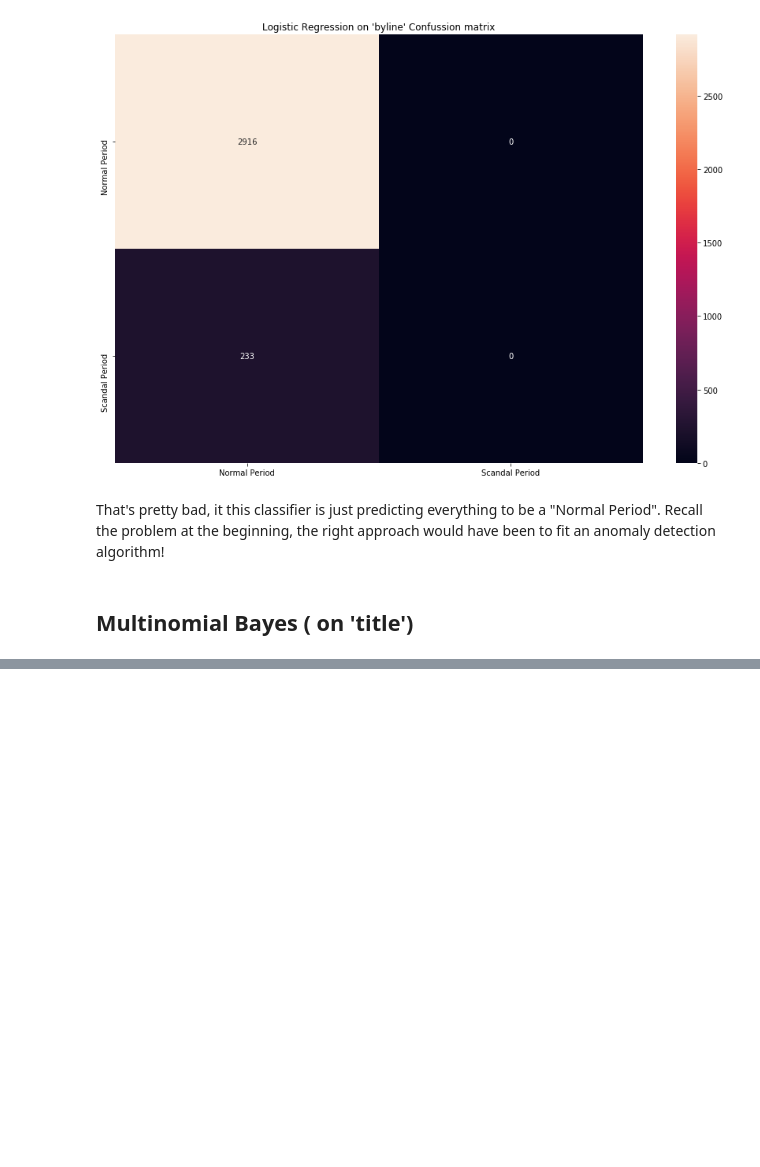
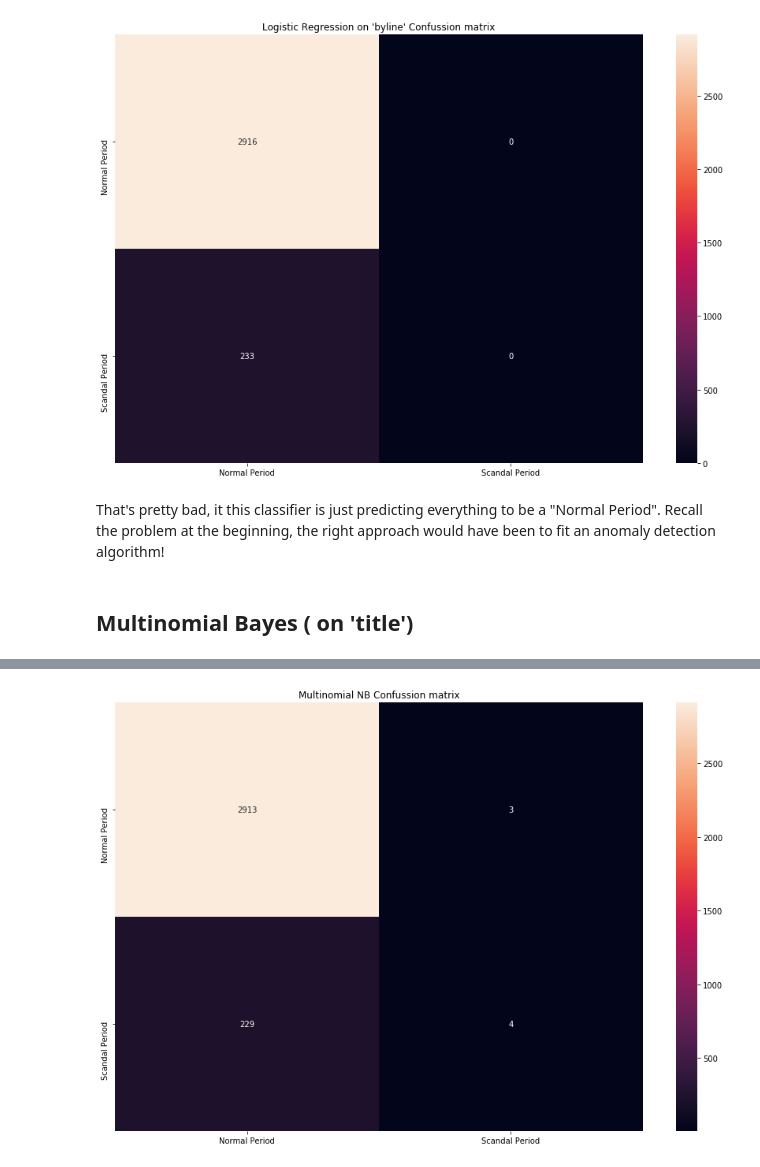
Before and after one commit to JairParra/Scandal_Period_Classifier, a Jupyter notebook: notebooks/scandal_period.ipynb, the cells around one changed output, grey strips where cells are left out. Saved outputs shown, nothing was run; the diff lists cells and outputs as text; code cells hidden in the pictures; blank space fills up the shorter version.

Commit message:
introduced multinomial model

```diff
--- a/notebooks/scandal_period.ipynb
+++ b/notebooks/scandal_period.ipynb
@@ -419,7 +434,7 @@ random_search_logreg = RandomizedSearchCV(logreg_pipe,
                                         )
 
 # Fit again to the random search
-random_search_logreg.fit(X_train['title'], y_train)
+random_search_logreg.fit(X_train['title'], Y_train)
 # %% [output]
 Fitting 5 folds for each of 10 candidates, totalling 50 fits
 [Parallel(n_jobs=-1)]: Using backend LokyBackend with 8 concurrent workers.
@@ -563,7 +582,7 @@ random_search_logreg = RandomizedSearchCV(logreg_pipe,
                                         )
 
 # Fit again to the random search
-random_search_logreg.fit(X_train['byline'], y_train)
+random_search_logreg.fit(X_train['byline'], Y_train)
 # %% [output]
 Fitting 5 folds for each of 10 candidates, totalling 50 fits
 [Parallel(n_jobs=-1)]: Using backend LokyBackend with 8 concurrent workers.
@@ -645,7 +664,7 @@ MN_pipe = Pipeline([ ('vect', TfidfVectorizer(encoding='utf-8',
                                                       lowercase=True,
                                                       stop_words='english',
                                                       ngram_range=(1,1),
-                                                      max_df= 0.15,
+                                                      max_df= 1,
                                                       min_df = 0, # 0
                                                       max_features=70000,
                                                       norm='l2',
@@ -658,12 +677,15 @@ MN_pipe = Pipeline([ ('vect', TfidfVectorizer(encoding='utf-8',
 
 # time the code
 t0 = time.time()
-MN_pipe.fit(X_train['title'], y_train) # fit and train the model
+MN_pipe.fit(X_train['title'], Y_train) # fit and train the model
 t1 = time.time()
 running_times['Multinomial NB'] = t1 - t0
 
 # Get the 5-folds cross_validation_score with the real training data
-MN_cv_scores = cross_val_score(MN_pipe, X_train['title'], y_train, cv=5)
+MN_cv_scores = cross_val_score(MN_pipe, X_train['title'], Y_train, cv=5)
 MN_cv_score = round(MN_cv_scores.mean()*100, 4)
-clf_cv_accuracies['Multinomal NB'] = MN_cv_score
+clf_cv_accuracies['Multinomal_NB_title'] = MN_cv_score
 print("Multinomial NB cv-accuracy {}%".format(MN_cv_score))
+
+# obtain and save predictions
+y_pred = MN_pipe.predict(X_test) # get predictions
@@ -669,0 +752,16 @@ print("Multinomial NB cv-accuracy {}%".format(MN_cv_score))
+# %%
+# Obtain report
+best_estimator = random_search_MN.best_estimator_
+y_pred = list(random_search_MN.predict(X_test['title']) )
+CV_report = classification_report(Y_test, y_pred,
+                                 target_names=labels)
+
+# Obtain accuracies
+MN_acc = round(accuracy_score(y_pred, Y_test)*100, 4)
+print("Multinomial Naive Bayes accuracy {}%".format(MN_acc))
+clf_accuracies['Multinomial NB'] = MN_acc
+
+# Display reports
+print("CV report: \n", CV_report)
+print("Best estimator: \n", best_estimator)
+best_estimators['raw MultinomialNB'] = best_estimator
@@ -669,0 +786,11 @@ print("Multinomial NB cv-accuracy {}%".format(MN_cv_score))
+# %%
+# Display confusion matrix
+confusion_mat = confusion_matrix(Y_test, y_pred).tolist()
+df_cm = pd.DataFrame(confusion_mat, index=labels,
+                     columns=labels)
+plt.figure(2, figsize= (15,10))
+sns.heatmap(df_cm, annot=True, fmt='g')
+plt.title("Multinomial NB Confussion matrix")
+plt.savefig('../img/Multinomial_NB_Confussion_matrix_title.png')
+# %% [output]
+[figure, added]
```
Also changed, not shown: parts of 18 cells of this notebook, 5 other files.
